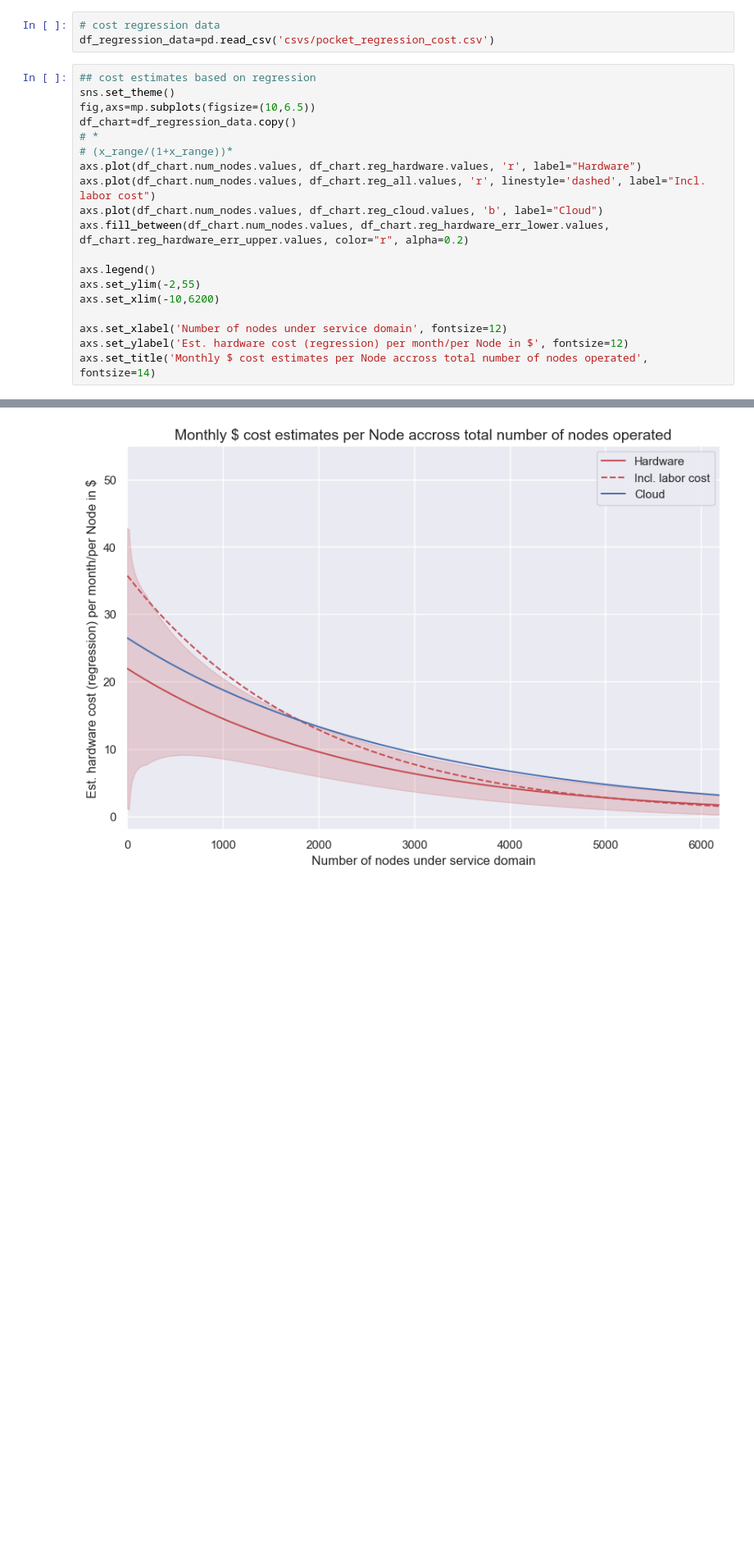
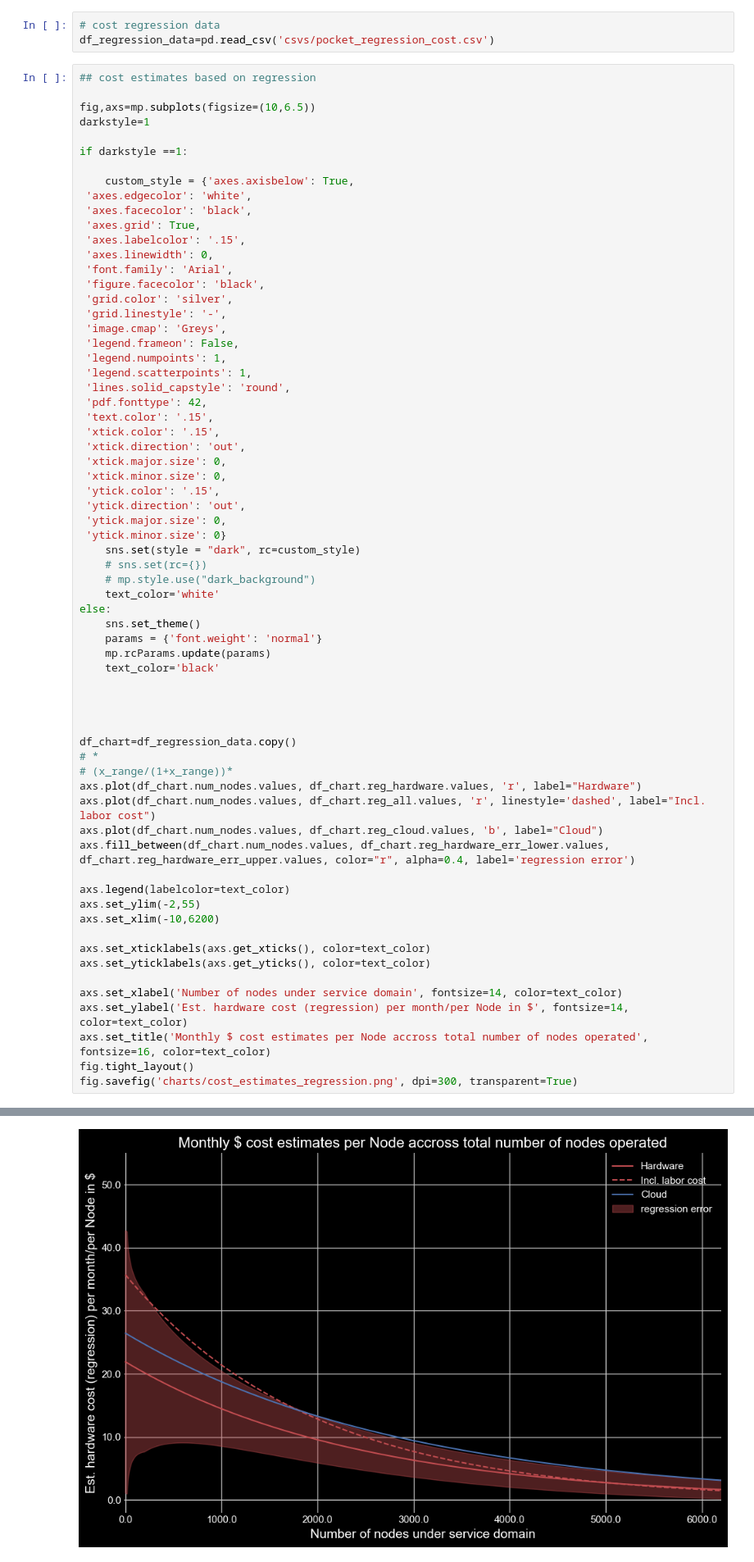
Before and after one commit to 1kx-network/depin_tokenomics, a Jupyter notebook: pocket/pocket_setup_survey.ipynb, the cells around one changed output, grey strips where cells are left out. Shown: that part at 82% size. Cells and saved outputs as stored; diff of their text form; blank space fills up the shorter version.

Commit message:
Committer: Robert Koschig <robertkoschig@Mac.lan>
 On branch main
 Changes to be committed:
	new file:   pocket/charts/cost_estimates_regression.png
	modified:   pocket/pocket_setup_survey.ipynb

```diff
--- a/pocket/pocket_setup_survey.ipynb
+++ b/pocket/pocket_setup_survey.ipynb
@@ -30,21 +30,68 @@ df_rewards_month['rewards_per_relay']=df_rewards_month['total_rewards']/df_rewar
 df_regression_data=pd.read_csv('csvs/pocket_regression_cost.csv')
 # %%
 ## cost estimates based on regression
-sns.set_theme()
+
 fig,axs=mp.subplots(figsize=(10,6.5))
+darkstyle=1
+
+if darkstyle ==1:
+
+    custom_style = {'axes.axisbelow': True,
+ 'axes.edgecolor': 'white',
+ 'axes.facecolor': 'black',
+ 'axes.grid': True,
+ 'axes.labelcolor': '.15',
+ 'axes.linewidth': 0,
+ 'font.family': 'Arial',
+ 'figure.facecolor': 'black',
+ 'grid.color': 'silver',
+ 'grid.linestyle': '-',
+ 'image.cmap': 'Greys',
+ 'legend.frameon': False,
+ 'legend.numpoints': 1,
+ 'legend.scatterpoints': 1,
+ 'lines.solid_capstyle': 'round',
+ 'pdf.fonttype': 42,
+ 'text.color': '.15',
+ 'xtick.color': '.15',
+ 'xtick.direction': 'out',
+ 'xtick.major.size': 0,
+ 'xtick.minor.size': 0,
+ 'ytick.color': '.15',
+ 'ytick.direction': 'out',
+ 'ytick.major.size': 0,
+ 'ytick.minor.size': 0}
+    sns.set(style = "dark", rc=custom_style)
+    # sns.set(rc={})
+    # mp.style.use("dark_background")
+    text_color='white'
+else:
+    sns.set_theme()
+    params = {'font.weight': 'normal'}
+    mp.rcParams.update(params)
+    text_color='black'
+
+
+
+
 df_chart=df_regression_data.copy()
 # *
 # (x_range/(1+x_range))*
 axs.plot(df_chart.num_nodes.values, df_chart.reg_hardware.values, 'r', label="Hardware")
 axs.plot(df_chart.num_nodes.values, df_chart.reg_all.values, 'r', linestyle='dashed', label="Incl. labor cost")
 axs.plot(df_chart.num_nodes.values, df_chart.reg_cloud.values, 'b', label="Cloud")
-axs.fill_between(df_chart.num_nodes.values, df_chart.reg_hardware_err_lower.values, df_chart.reg_hardware_err_upper.values, color="r", alpha=0.2)
+axs.fill_between(df_chart.num_nodes.values, df_chart.reg_hardware_err_lower.values, df_chart.reg_hardware_err_upper.values, color="r", alpha=0.4, label='regression error')
 
-axs.legend()
+axs.legend(labelcolor=text_color)
 axs.set_ylim(-2,55)
 axs.set_xlim(-10,6200)
 
-axs.set_xlabel('Number of nodes under service domain', fontsize=12)
-axs.set_ylabel('Est. hardware cost (regression) per month/per Node in $', fontsize=12)
-axs.set_title('Monthly $ cost estimates per Node accross total number of nodes operated', fontsize=14)
+axs.set_xticklabels(axs.get_xticks(), color=text_color)
+axs.set_yticklabels(axs.get_yticks(), color=text_color)
+
+axs.set_xlabel('Number of nodes under service domain', fontsize=14, color=text_color)
+axs.set_ylabel('Est. hardware cost (regression) per month/per Node in $', fontsize=14, color=text_color)
+axs.set_title('Monthly $ cost estimates per Node accross total number of nodes operated', fontsize=16, color=text_color)
+fig.tight_layout()
+fig.savefig('charts/cost_estimates_regression.png', dpi=300, transparent=True)
 # %% [output]
@@ -52,4 +98,4 @@ Text(0.5, 1.0, 'Monthly $ cost estimates per Node accross total number of nodes
-[figure, old version]
+[figure, new version]
 # %%
 ## joint plot with cost estimates and income per node
 sns.set_theme()
```
Also changed, not shown: parts of 1 cell of this notebook, 1 other file.
